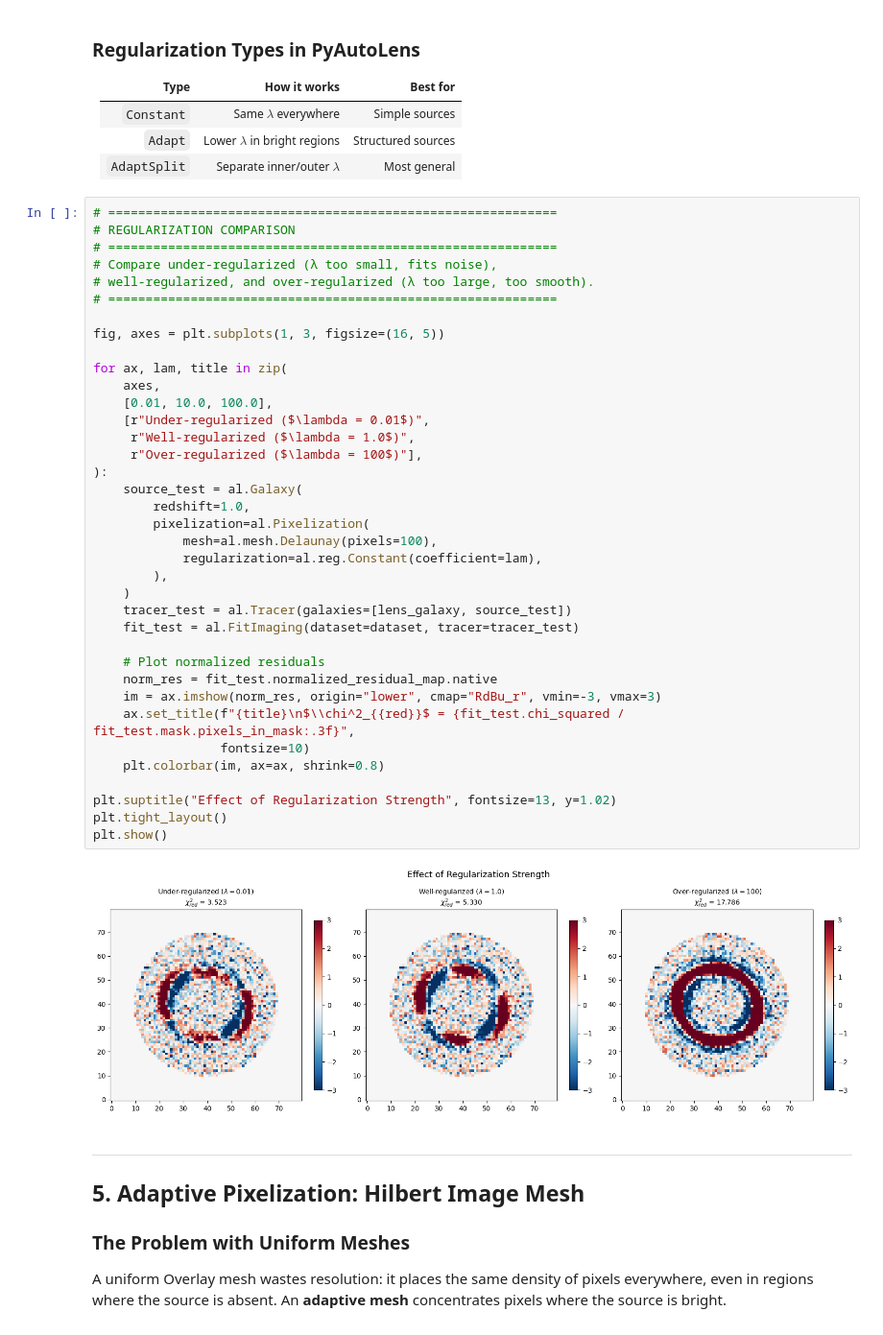
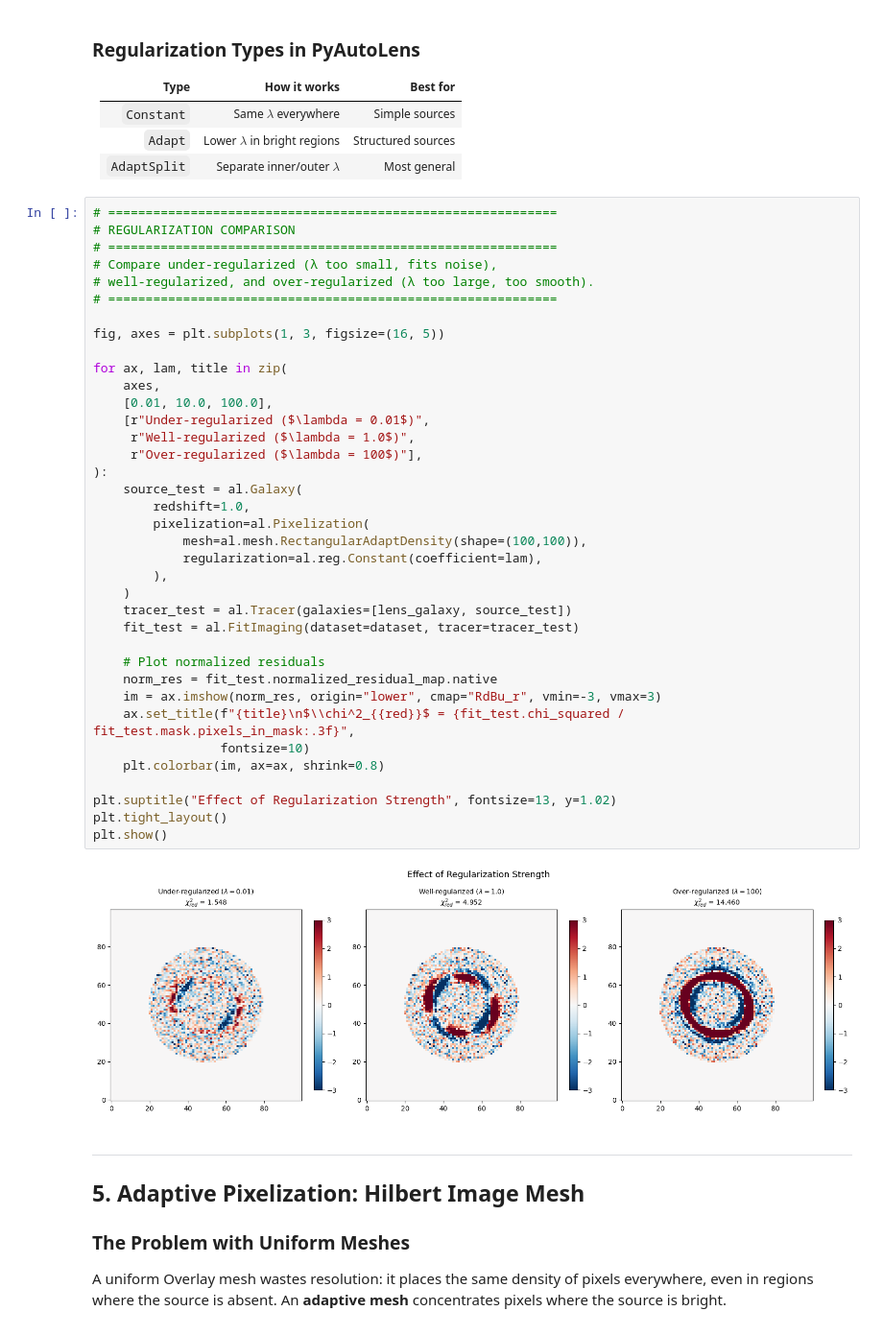
Before and after one commit to rodelcr/Learning_to_Autolens, a Jupyter notebook: Modules/05_Pixelized_Source_Reconstructions/05_pixelized_sources.ipynb, the cells around one changed output. Shown at 96% size. Cells and saved outputs as stored; diff of their text form.

```diff
--- a/Modules/05_Pixelized_Source_Reconstructions/05_pixelized_sources.ipynb
+++ b/Modules/05_Pixelized_Source_Reconstructions/05_pixelized_sources.ipynb
@@ -269,35 +277,35 @@ The optimal $\lambda$ balances these extremes. The Bayesian evidence
 
 fig, axes = plt.subplots(1, 3, figsize=(16, 5))
 
 for ax, lam, title in zip(
     axes,
     [0.01, 10.0, 100.0],
     [r"Under-regularized ($\lambda = 0.01$)",
      r"Well-regularized ($\lambda = 1.0$)",
      r"Over-regularized ($\lambda = 100$)"],
 ):
     source_test = al.Galaxy(
         redshift=1.0,
         pixelization=al.Pixelization(
-            mesh=al.mesh.Delaunay(pixels=100),
+            mesh=al.mesh.RectangularAdaptDensity(shape=(100,100)),
             regularization=al.reg.Constant(coefficient=lam),
         ),
     )
     tracer_test = al.Tracer(galaxies=[lens_galaxy, source_test])
     fit_test = al.FitImaging(dataset=dataset, tracer=tracer_test)
 
     # Plot normalized residuals
     norm_res = fit_test.normalized_residual_map.native
     im = ax.imshow(norm_res, origin="lower", cmap="RdBu_r", vmin=-3, vmax=3)
     ax.set_title(f"{title}\n$\\chi^2_{{red}}$ = {fit_test.chi_squared / fit_test.mask.pixels_in_mask:.3f}",
                  fontsize=10)
     plt.colorbar(im, ax=ax, shrink=0.8)
 
 plt.suptitle("Effect of Regularization Strength", fontsize=13, y=1.02)
 plt.tight_layout()
 plt.show()
 # %% [output]
-[figure, old version]
+[figure, new version]
 # %% [markdown]
 ---
 
```
Also changed, not shown: parts of 9 cells of this notebook, 1 other file.
